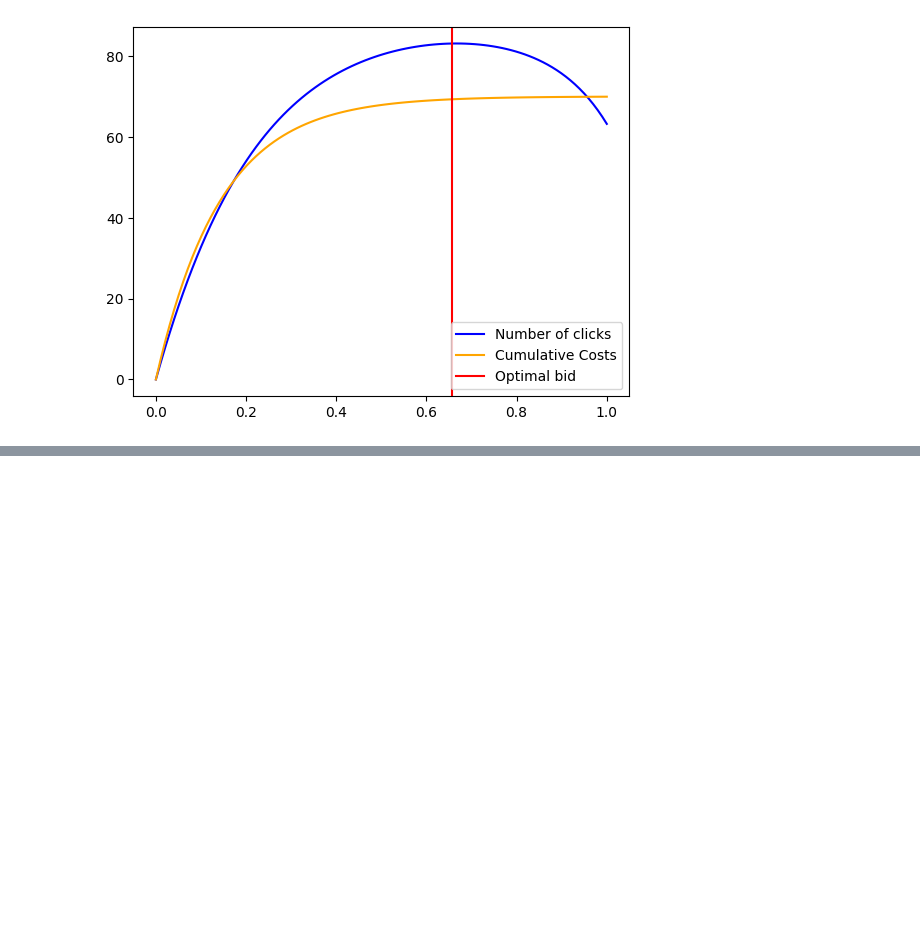
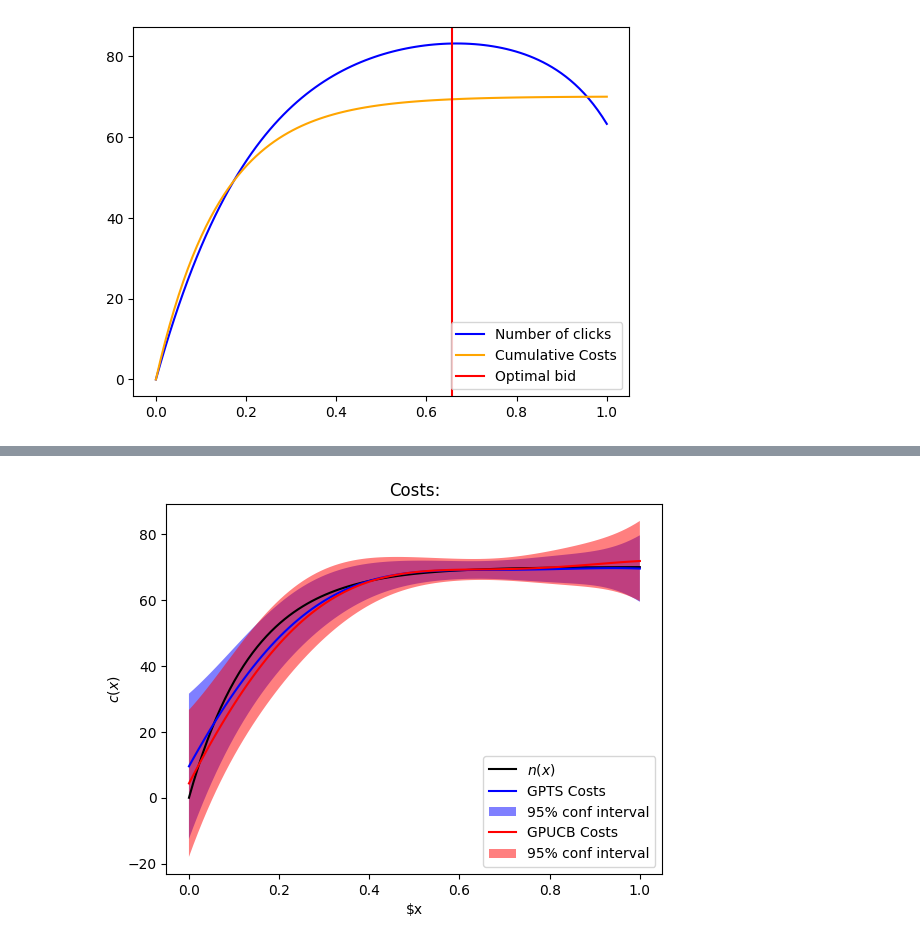
Before and after one commit to ebjaime/OLA-project, a Jupyter notebook: Step2/Manuel/part_2.ipynb, the cells around one changed output, grey strips where cells are left out. Drawn from its saved outputs; the diff is of its cells as text; code cells hidden in the pictures; blank space fills up the shorter version.

```diff
--- a/Step2/Manuel/part_2.ipynb
+++ b/Step2/Manuel/part_2.ipynb
@@ -540,0 +281,18 @@ plt.show
+# %%
+plt.figure()
+plt.title("Costs:")
+plt.plot(bids, costs(bids), 'black', label = r'$n(x)$')
+plt.plot(bids, gpts_learner.means_costs, 'b-', label = u'GPTS Costs')
+plt.fill(np.concatenate([bids, bids[::-1]]),
+        np.concatenate([gpts_learner.means_costs - 1.96 * gpts_learner.sigmas_costs , (gpts_learner.means_costs + 1.96 * gpts_learner.sigmas_costs)[::-1]]),
+        alpha = .5, fc = 'b', ec = 'None', label = '95% conf interval')
+plt.plot(bids, gpucb_learner.means_costs, 'r-', label = u'GPUCB Costs')
+plt.fill(np.concatenate([bids, bids[::-1]]),
+        np.concatenate([gpucb_learner.means_costs - 1.96 * gpucb_learner.sigmas_costs , (gpucb_learner.means_costs + 1.96 * gpucb_learner.sigmas_costs)[::-1]]),
+        alpha = .5, fc = 'r', ec = 'None', label = '95% conf interval')
+plt.xlabel('$x')
+plt.ylabel('$c(x)$')
+plt.legend(loc = 'lower right')
+plt.show()
+# %% [output]
+[figure, added]
```
Also changed, not shown: parts of 15 cells of this notebook.
